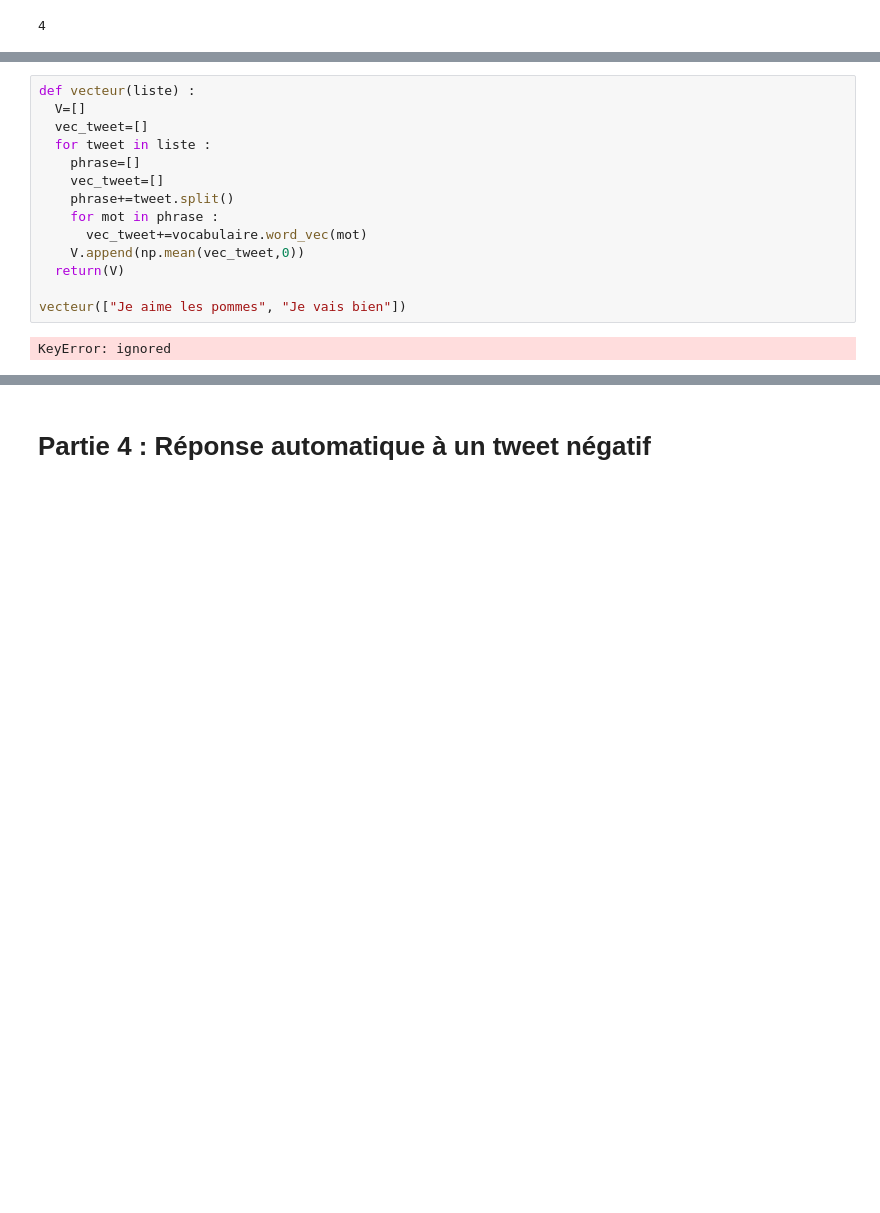
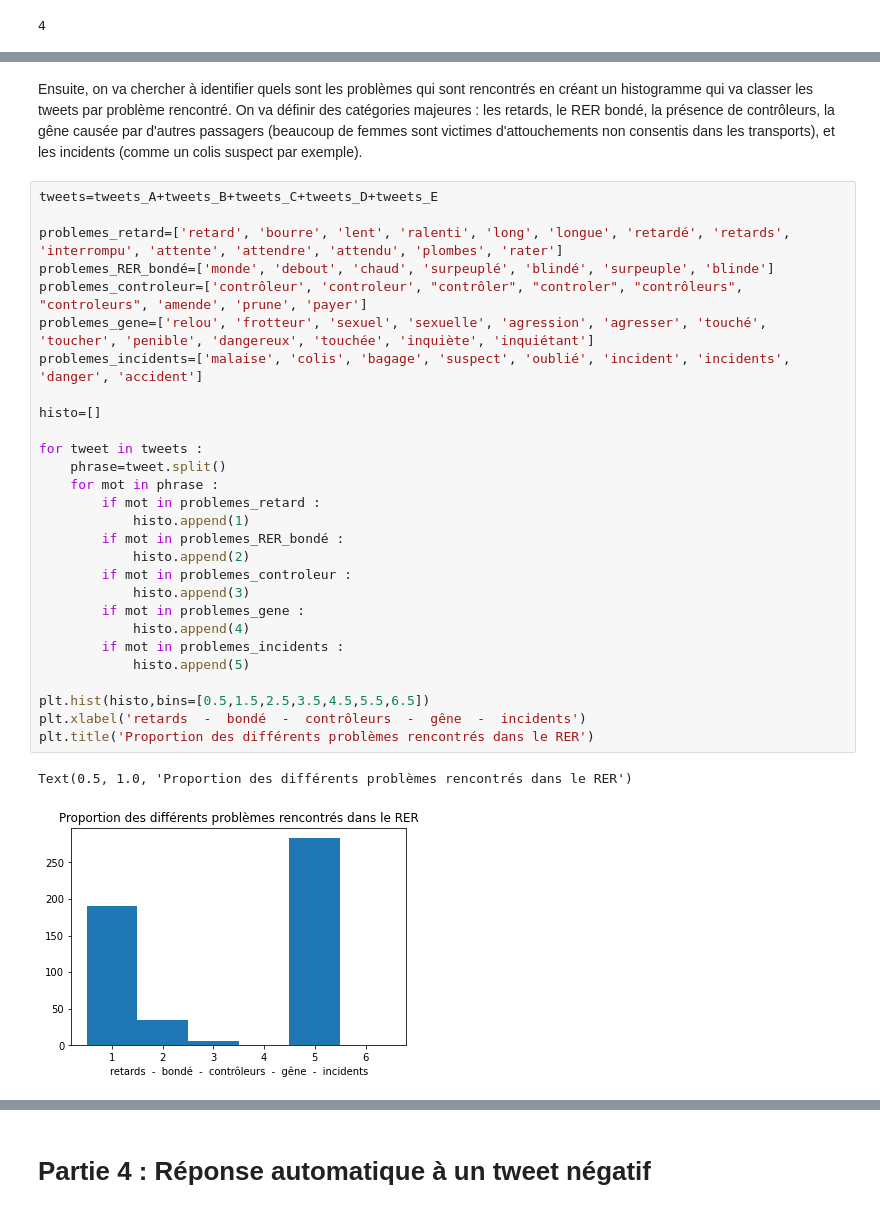
Before and after one commit to loreleida/RATP, a Jupyter notebook: RATP.ipynb, the cells around one changed output, grey strips where cells are left out. Saved outputs shown, nothing was run; the diff lists cells and outputs as text; blank space fills up the shorter version.

```diff
--- a/RATP.ipynb
+++ b/RATP.ipynb
@@ -414,16 +363,33 @@ cp: cannot stat 'vocabulaire': No such file or directory
-# %%
-def vecteur(liste) :
-  V=[]
-  vec_tweet=[]
-  for tweet in liste :
-    phrase=[]
-    vec_tweet=[]
-    phrase+=tweet.split()
-    for mot in phrase :
-      vec_tweet+=vocabulaire.word_vec(mot)
-    V.append(np.mean(vec_tweet,0))
-  return(V)
-
-vecteur(["Je aime les pommes", "Je vais bien"])
-# %% [output]
-KeyError: ignored
+# %% [markdown]
+Ensuite, on va chercher à identifier quels sont les problèmes qui sont rencontrés en créant un histogramme qui va classer les tweets par problème rencontré. On va définir des catégories majeures : les retards, le RER bondé, la présence de contrôleurs, la gêne causée par d'autres passagers (beaucoup de femmes sont victimes d'attouchements non consentis dans les transports), et les incidents (comme un colis suspect par exemple).
+# %%
+tweets=tweets_A+tweets_B+tweets_C+tweets_D+tweets_E
+
+problemes_retard=['retard', 'bourre', 'lent', 'ralenti', 'long', 'longue', 'retardé', 'retards', 'interrompu', 'attente', 'attendre', 'attendu', 'plombes', 'rater']
+problemes_RER_bondé=['monde', 'debout', 'chaud', 'surpeuplé', 'blindé', 'surpeuple', 'blinde']
+problemes_controleur=['contrôleur', 'controleur', "contrôler", "controler", "contrôleurs", "controleurs", 'amende', 'prune', 'payer']
+problemes_gene=['relou', 'frotteur', 'sexuel', 'sexuelle', 'agression', 'agresser', 'touché', 'toucher', 'penible', 'dangereux', 'touchée', 'inquiète', 'inquiétant']
+problemes_incidents=['malaise', 'colis', 'bagage', 'suspect', 'oublié', 'incident', 'incidents', 'danger', 'accident']
+
+histo=[]
+
+for tweet in tweets :
+    phrase=tweet.split()
+    for mot in phrase :
+        if mot in problemes_retard :
+            histo.append(1)
+        if mot in problemes_RER_bondé :
+            histo.append(2)
+        if mot in problemes_controleur :
+            histo.append(3)
+        if mot in problemes_gene :
+            histo.append(4)
+        if mot in problemes_incidents :
+            histo.append(5)
+
+plt.hist(histo,bins=[0.5,1.5,2.5,3.5,4.5,5.5,6.5])
+plt.xlabel('retards  -  bondé  -  contrôleurs  -  gêne  -  incidents')
+plt.title('Proportion des différents problèmes rencontrés dans le RER')
+# %% [output]
+Text(0.5, 1.0, 'Proportion des différents problèmes rencontrés dans le RER')
+[figure, added]
```
Also changed, not shown: parts of 36 cells of this notebook.
